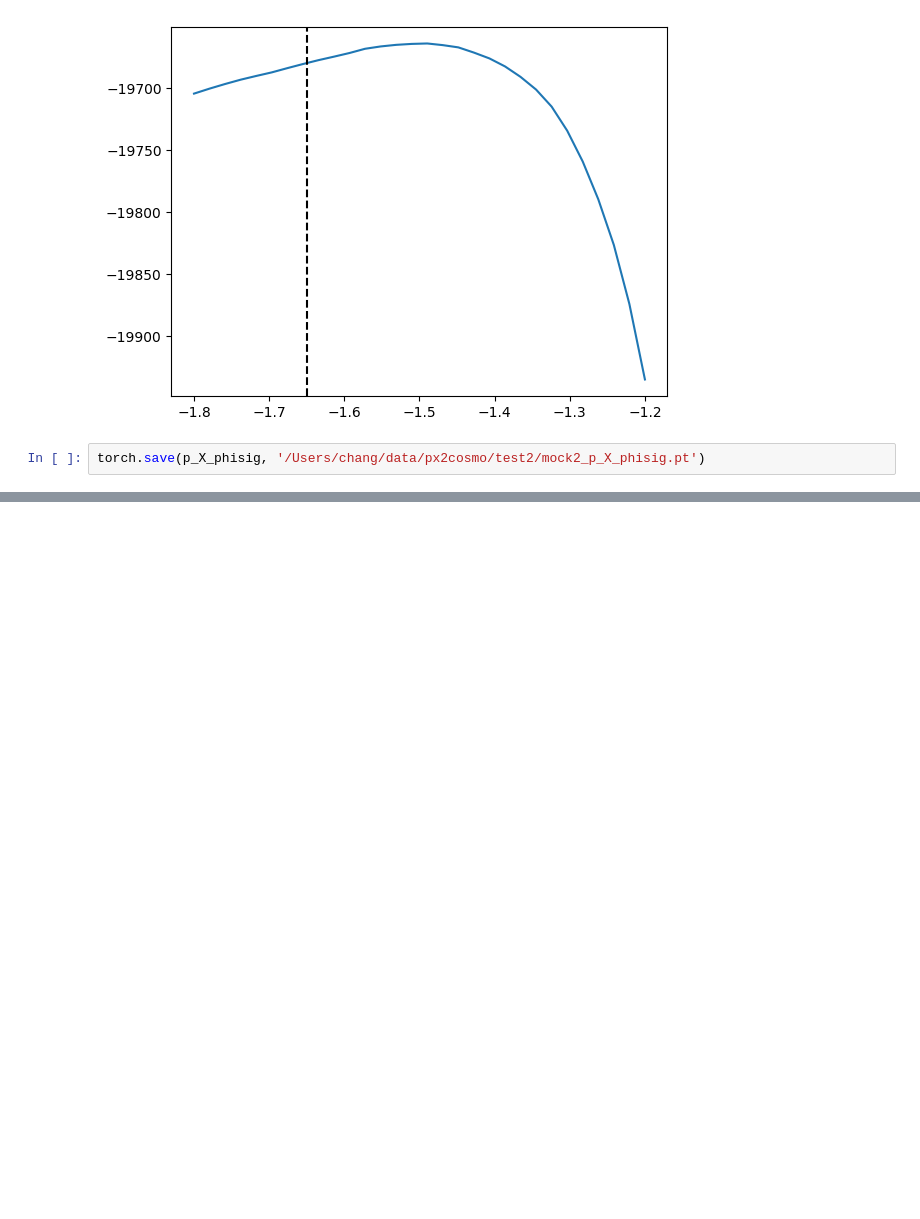
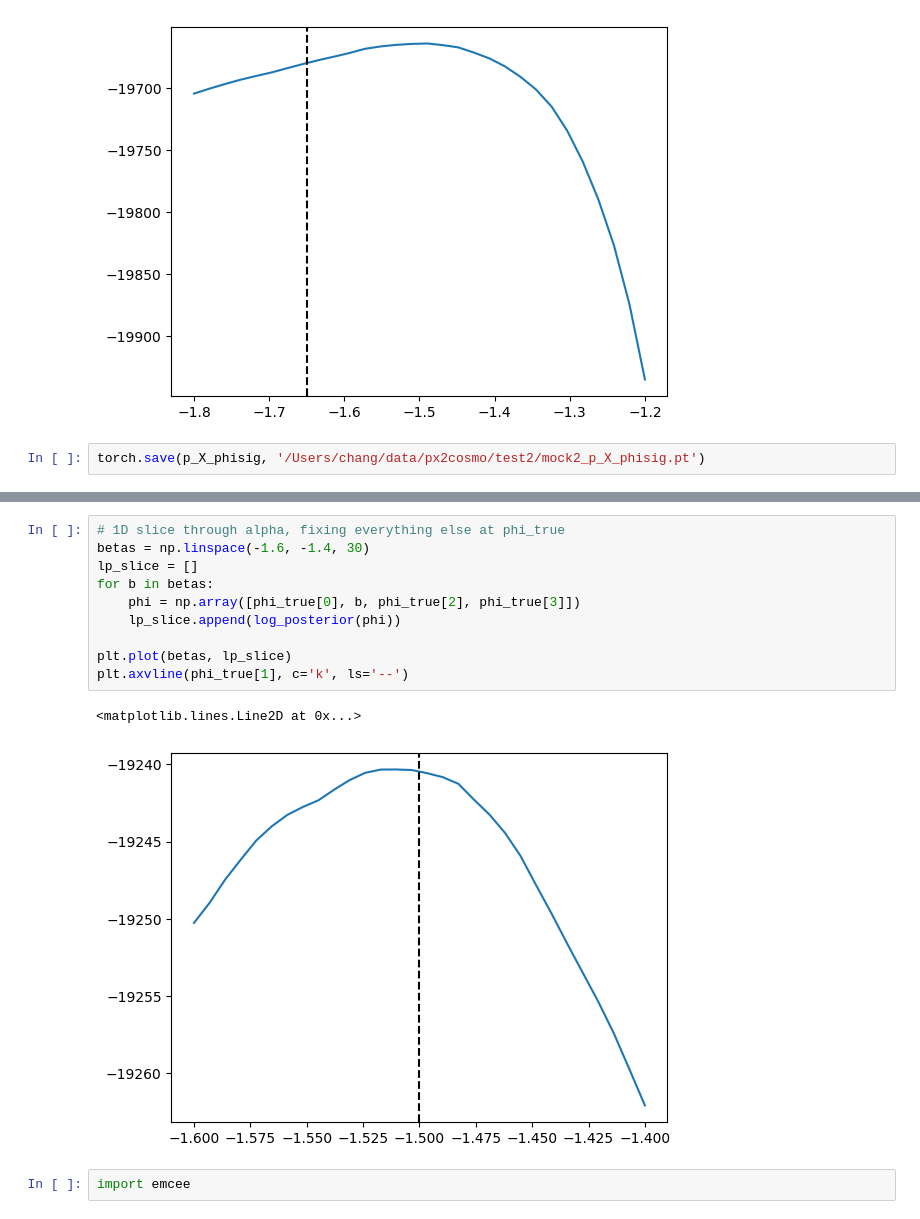
Before and after one commit to changhoonhahn/px2cosmo, a Jupyter notebook: nb/test2_nle.ipynb, the cells around one changed output, grey strips where cells are left out. Saved outputs shown, nothing was run; the diff lists cells and outputs as text; blank space fills up the shorter version.

```diff
--- a/nb/test2_nle.ipynb
+++ b/nb/test2_nle.ipynb
@@ -157,0 +212,15 @@ torch.save(p_X_phisig, '/Users/chang/data/px2cosmo/test2/mock2_p_X_phisig.pt')
+# %%
+# 1D slice through alpha, fixing everything else at phi_true
+betas = np.linspace(-1.6, -1.4, 30)
+lp_slice = []
+for b in betas:
+    phi = np.array([phi_true[0], b, phi_true[2], phi_true[3]])
+    lp_slice.append(log_posterior(phi))
+
+plt.plot(betas, lp_slice)
+plt.axvline(phi_true[1], c='k', ls='--')
+# %% [output]
+<matplotlib.lines.Line2D at 0x...>
+[figure, added]
+# %%
+import emcee
```
Also changed, not shown: parts of 14 cells of this notebook.
